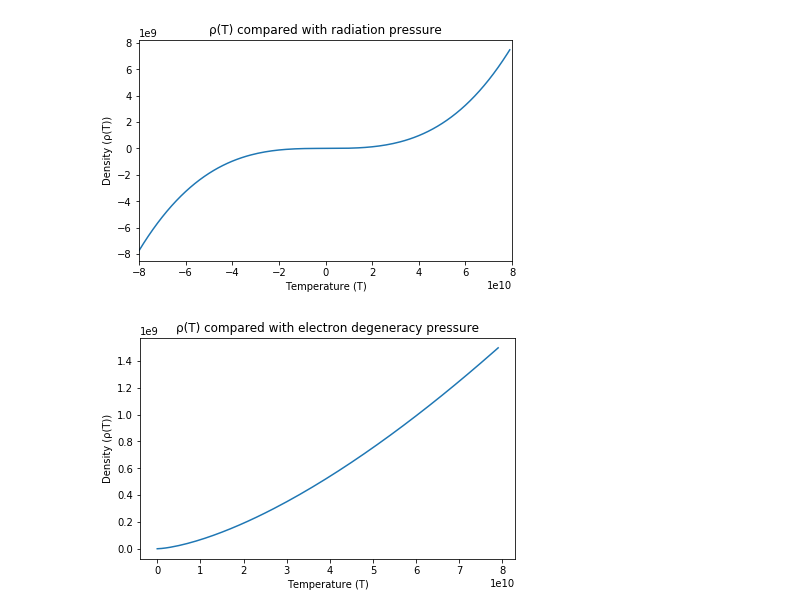
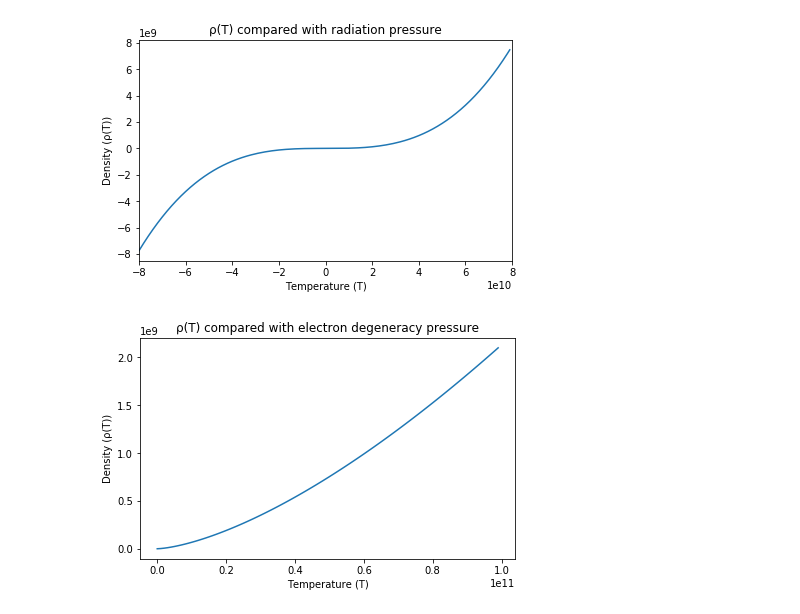
Before and after one commit to wildAstroboy/astro_4090, a Jupyter notebook: Homework 1.ipynb, the cells around one changed output. Saved outputs shown, nothing was run; the diff lists cells and outputs as text; code cells hidden in the pictures.

```diff
--- a/Homework 1.ipynb
+++ b/Homework 1.ipynb
@@ -126,11 +126,12 @@ plt.show()
 # %% [output]
 [figure]
 # %%
+T = np.arange(0, 10e10, .1e10)
 plt.plot(T, rho_degen(T))
 plt.title('⍴(T) compared with electron degeneracy pressure')
 plt.xlabel('Temperature (T)')
 plt.ylabel('Density (⍴(T))')
 plt.tight_layout(pad=1.0)
 plt.show()
 # %% [output]
-[figure, old version]
+[figure, new version]
```
